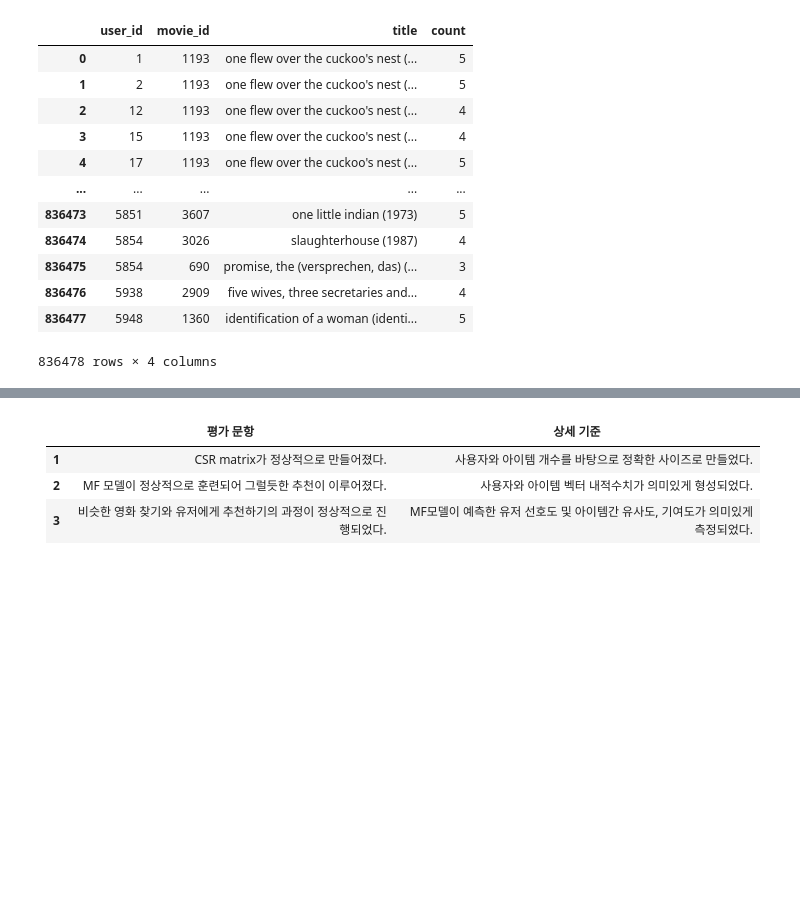
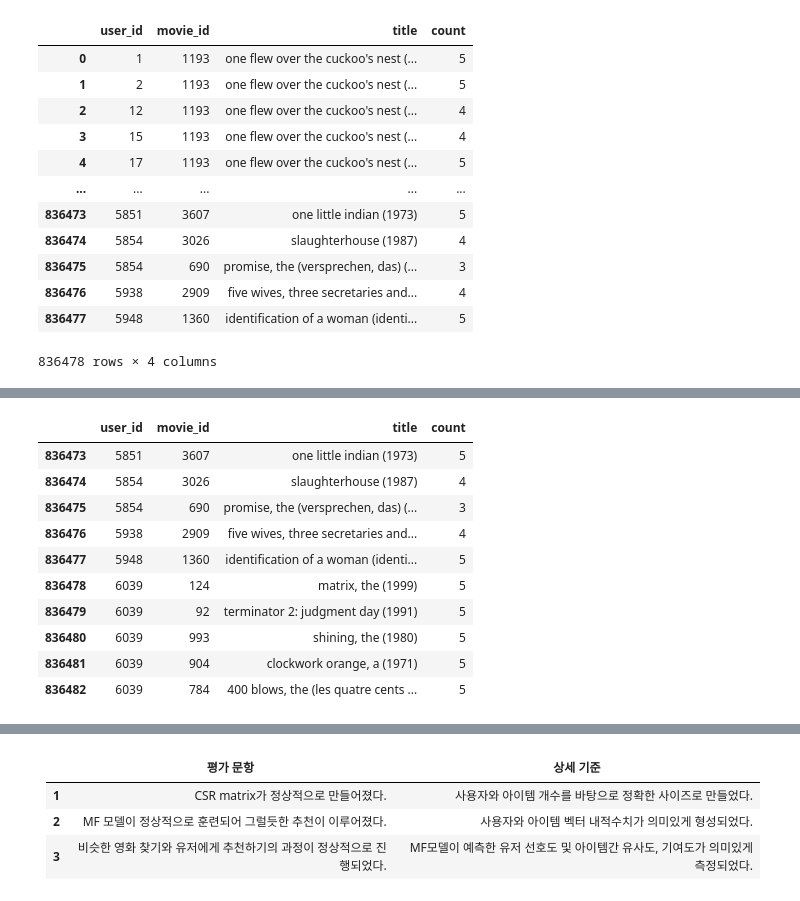
Before and after one commit to jungwooil/aiffel, a Jupyter notebook: LMS/EXPLORATION/09_recommendata_iu/09_recommendata_iu.ipynb, the cells around one changed output, grey strips where cells are left out. Cells and saved outputs as stored; diff of their text form; code cells hidden in the pictures; blank space fills up the shorter version.

```diff
--- a/LMS/EXPLORATION/09_recommendata_iu/09_recommendata_iu.ipynb
+++ b/LMS/EXPLORATION/09_recommendata_iu/09_recommendata_iu.ipynb
@@ -207,3 +218,20 @@ ratings.tail(10)       # 잘 추가되었는지 확인해 봅시다.
+# %%
+if not ratings.isin({'user_id':['6039']})['user_id'].any():
+    ratings = ratings.append(my_movielist, ignore_index=True)
+
+ratings.tail(10)       # 잘 추가되었는지 확인해 봅시다.
+# %% [output]
+|  | user_id | movie_id | title | count |
+| 836473 | 5851 | 3607 | one little indian (1973) | 5 |
+| 836474 | 5854 | 3026 | slaughterhouse (1987) | 4 |
+| 836475 | 5854 | 690 | promise, the (versprechen, das) (... | 3 |
+| 836476 | 5938 | 2909 | five wives, three secretaries and... | 4 |
+| 836477 | 5948 | 1360 | identification of a woman (identi... | 5 |
+| 836478 | 6039 | 124 | matrix, the (1999) | 5 |
+| 836479 | 6039 | 92 | terminator 2: judgment day (1991) | 5 |
+| 836480 | 6039 | 993 | shining, the (1980) | 5 |
+| 836481 | 6039 | 904 | clockwork orange, a (1971) | 5 |
+| 836482 | 6039 | 784 | 400 blows, the (les quatre cents ... | 5 |
 # %%
 # 고유한 유저, 아티스트를 찾아내는 코드
 user_unique = ratings['user_id'].unique()
```
Also changed, not shown: parts of 39 cells of this notebook.
